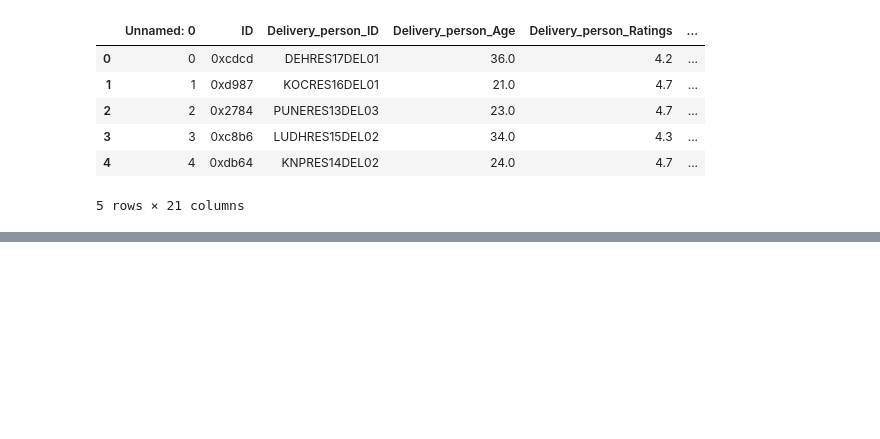
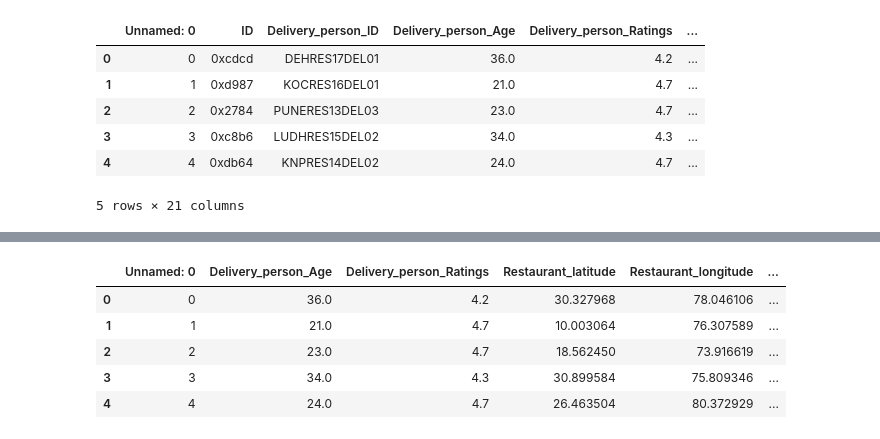
Before and after one commit to tanu1999/Zomato_prices, a Jupyter notebook: notebook/modeltraining.ipynb, the cells around one changed output, grey strips where cells are left out. Drawn from its saved outputs; the diff is of its cells as text; code cells hidden in the pictures; blank space fills up the shorter version.

```diff
--- a/notebook/modeltraining.ipynb
+++ b/notebook/modeltraining.ipynb
@@ -10,8 +10,3 @@ df.head()
 | 3 | 3 | 0xc8b6 | LUDHRES15DEL02 | 34.0 | 4.3 | ... |
 | 4 | 4 | 0xdb64 | KNPRES14DEL02 | 24.0 | 4.7 | ... |
 5 rows × 21 columns
-# %%
-cols_to_clean=["Restaurant_latitude","Restaurant_longitude","Delivery_location_latitude","Delivery_location_longitude"]
-
-for col in cols_to_clean:
-    df[col]=df[col].abs()
@@ -47,0 +45,10 @@ for i in range(len(df)):
+# %%
+df.drop(columns=['ID','Delivery_person_ID','Order_Date','Time_Orderd','Time_Order_picked','Type_of_order','Type_of_vehicle','Festival'],inplace=True)
+df.head()
+# %% [output]
+|  | Unnamed: 0 | Delivery_person_Age | Delivery_person_Ratings | Restaurant_latitude | Restaurant_longitude | ... |
+| 0 | 0 | 36.0 | 4.2 | 30.327968 | 78.046106 | ... |
+| 1 | 1 | 21.0 | 4.7 | 10.003064 | 76.307589 | ... |
+| 2 | 2 | 23.0 | 4.7 | 18.562450 | 73.916619 | ... |
+| 3 | 3 | 34.0 | 4.3 | 30.899584 | 75.809346 | ... |
+| 4 | 4 | 24.0 | 4.7 | 26.463504 | 80.372929 | ... |
```
Also changed, not shown: parts of 31 cells of this notebook, 1 other file.
